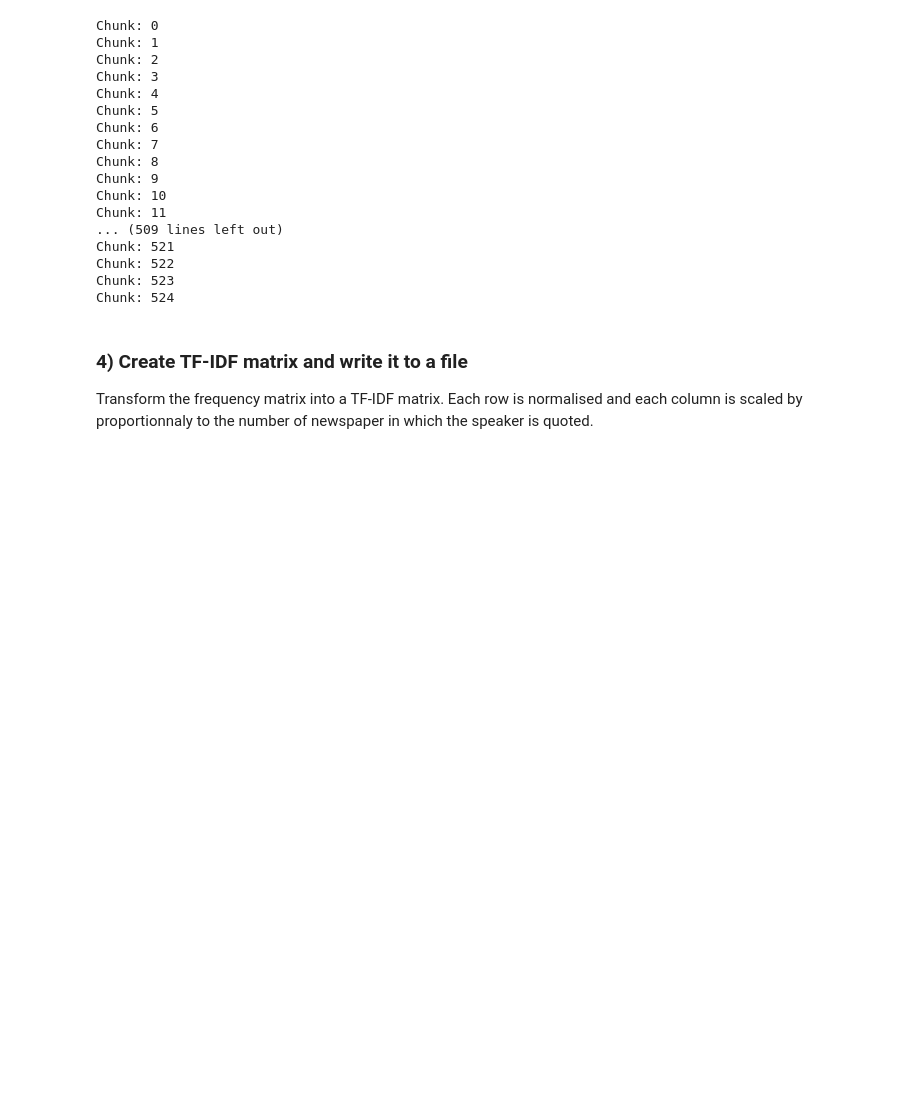
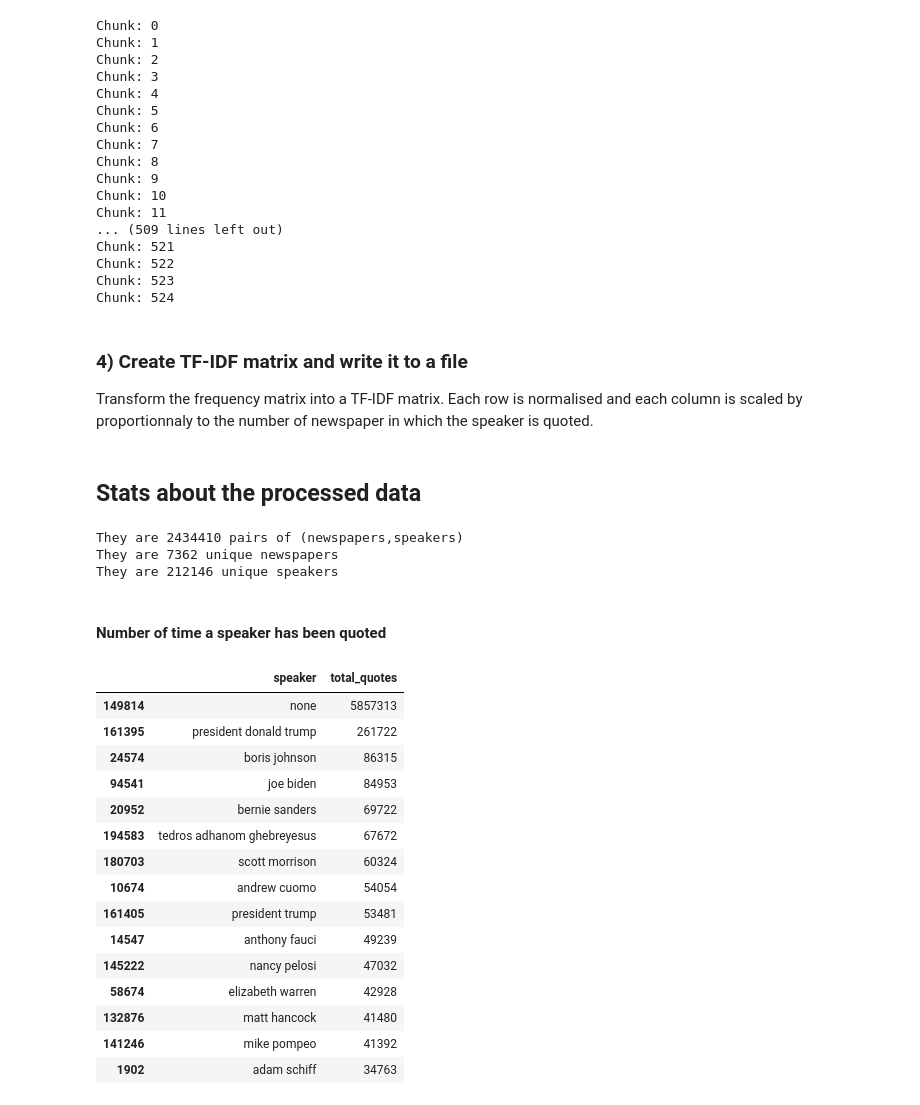
Before and after one commit to epfl-ada/ada-2021-project-mahj, a Jupyter notebook: Process_data.ipynb, the cells around one changed output. Cells and saved outputs as stored; diff of their text form; code cells hidden in the pictures; blank space fills up the shorter version.

Commit message:
Merge statistics into process data

```diff
--- a/Process_data.ipynb
+++ b/Process_data.ipynb
@@ -354,3 +429,40 @@ Transform the frequency matrix into a TF-IDF matrix. Each row is normalised and
 transformer = TfidfTransformer()
 newspaper_token_tfidf = transformer.fit_transform(newspaper_token_frequency)
 sparse.save_npz(FILE_NEWSPAPER_TOKEN_TFIDF, newspaper_token_tfidf)
+# %% [markdown]
+## Stats about the processed data
+# %%
+df = newspaper_speaker_count
+
+print(f'They are {len(df)} pairs of (newspapers,speakers)')
+newspapers = set(df['newspaper'])
+print(f'They are {len(newspapers)} unique newspapers')
+speakers = set(df['speaker'])
+print(f'They are {len(speakers)} unique speakers')
+# %% [output]
+They are 2434410 pairs of (newspapers,speakers)
+They are 7362 unique newspapers
+They are 212146 unique speakers
+# %% [markdown]
+#### Number of time a speaker has been quoted
+# %%
+speaker_total_occurence = df.groupby('speaker',as_index=False).aggregate({'count':'sum'})\
+                                .rename(columns = {'count':'total_quotes'})
+speaker_total_occurence.nlargest(15, columns=['total_quotes'])
+# %% [output]
+|  | speaker | total_quotes |
+| 149814 | none | 5857313 |
+| 161395 | president donald trump | 261722 |
+| 24574 | boris johnson | 86315 |
+| 94541 | joe biden | 84953 |
+| 20952 | bernie sanders | 69722 |
+| 194583 | tedros adhanom ghebreyesus | 67672 |
+| 180703 | scott morrison | 60324 |
+| 10674 | andrew cuomo | 54054 |
+| 161405 | president trump | 53481 |
+| 14547 | anthony fauci | 49239 |
+| 145222 | nancy pelosi | 47032 |
+| 58674 | elizabeth warren | 42928 |
+| 132876 | matt hancock | 41480 |
+| 141246 | mike pompeo | 41392 |
+| 1902 | adam schiff | 34763 |
```
Also changed, not shown: parts of 17 cells of this notebook, 1 other file.
